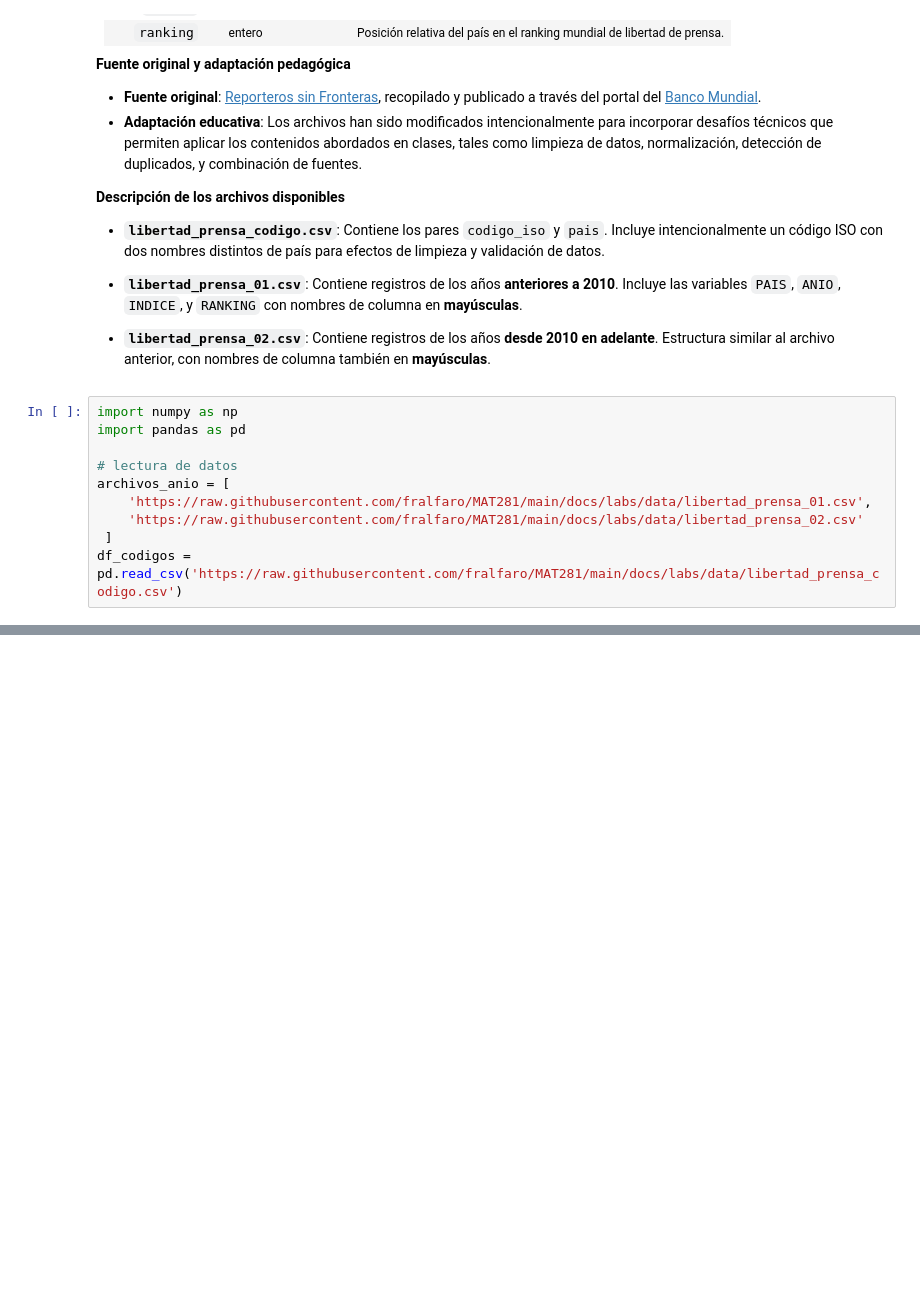
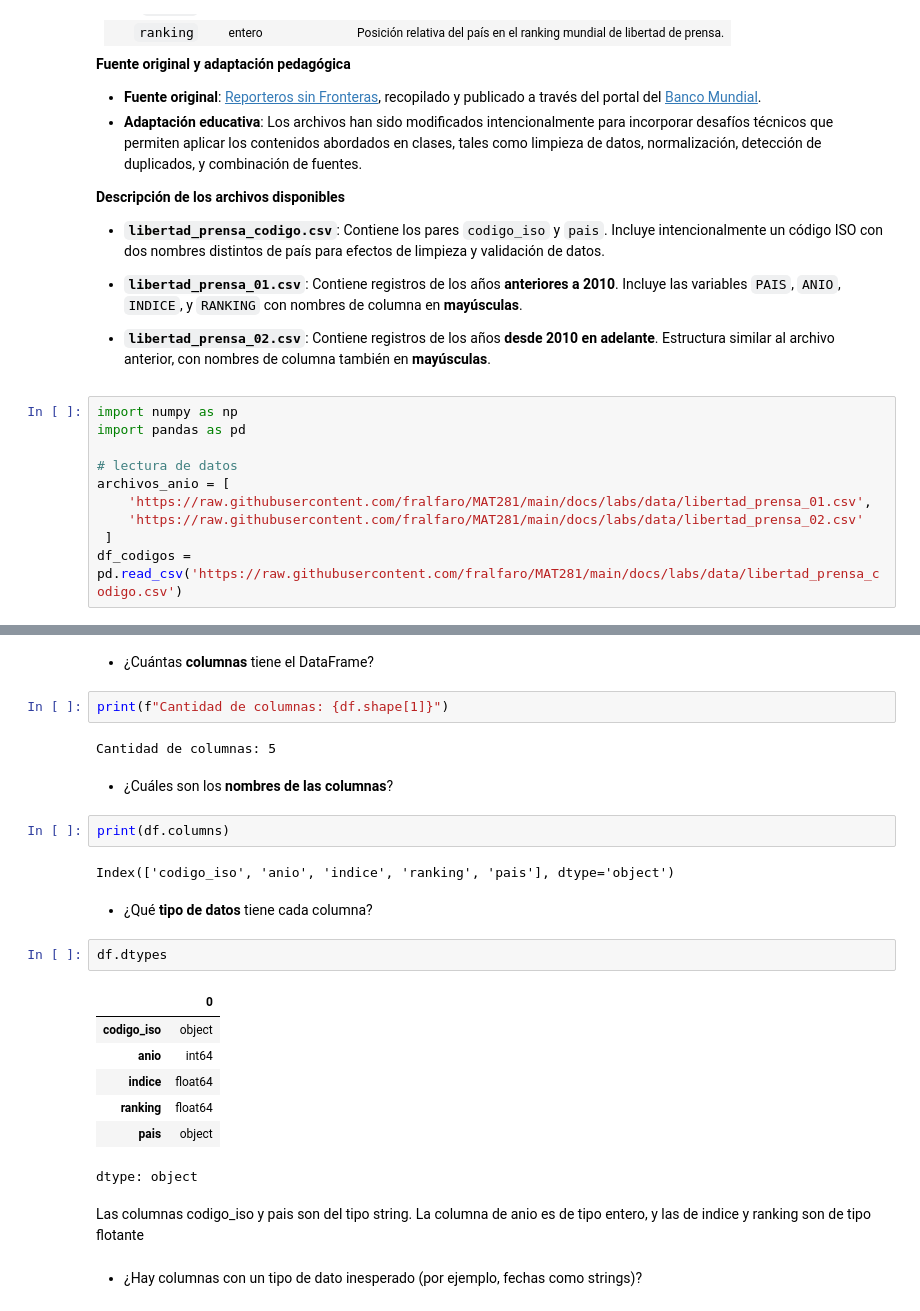
Before and after one commit to JDMA2018/MAT281-entregables, a Jupyter notebook: docs/codes/labs/lab_04.ipynb, the cells around one changed output, grey strips where cells are left out. Cells and saved outputs as stored; diff of their text form; blank space fills up the shorter version.

```diff
--- a/docs/codes/labs/lab_04.ipynb
+++ b/docs/codes/labs/lab_04.ipynb
@@ -160,0 +138,28 @@ dtype: object
+# %% [markdown]
+* ¿Cuántas **columnas** tiene el DataFrame?
+# %%
+print(f"Cantidad de columnas: {df.shape[1]}")
+# %% [output]
+Cantidad de columnas: 5
+# %% [markdown]
+* ¿Cuáles son los **nombres de las columnas**?
+# %%
+print(df.columns)
+# %% [output]
+Index(['codigo_iso', 'anio', 'indice', 'ranking', 'pais'], dtype='object')
+# %% [markdown]
+* ¿Qué **tipo de datos** tiene cada columna?
+# %%
+df.dtypes
+# %% [output]
+|  | 0 |
+| codigo_iso | object |
+| anio | int64 |
+| indice | float64 |
+| ranking | float64 |
+| pais | object |
+dtype: object
+# %% [markdown]
+Las columnas codigo_iso y pais son del tipo string. La columna de anio es de tipo entero, y las de indice y ranking son de tipo flotante
+# %% [markdown]
+* ¿Hay columnas con un tipo de dato inesperado (por ejemplo, fechas como strings)?
```
Also changed, not shown: parts of 58 cells of this notebook.
